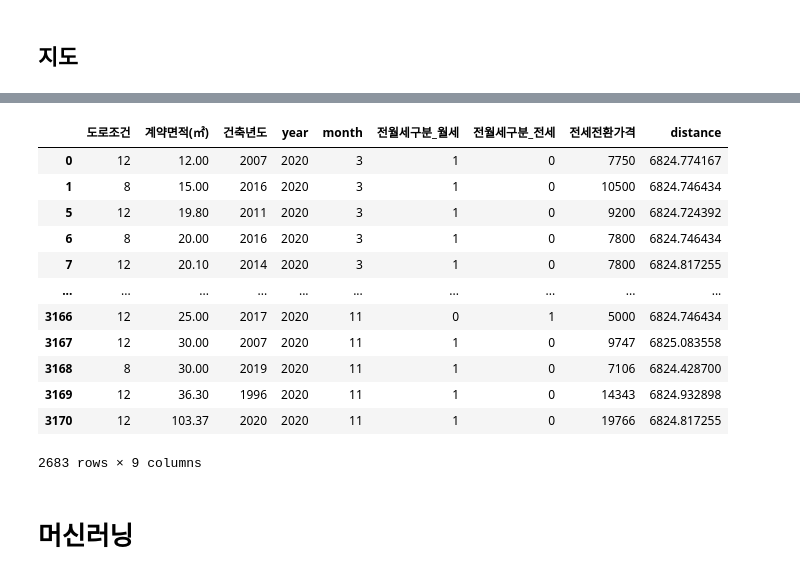
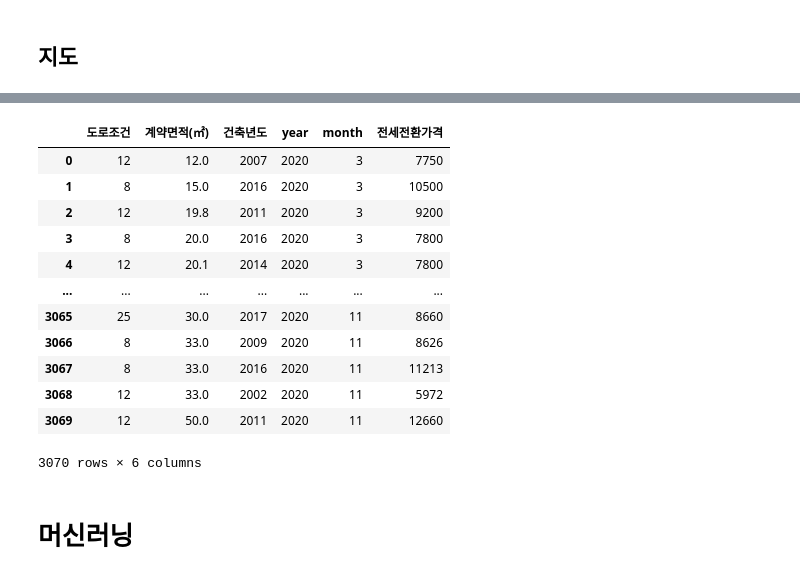
Before and after one commit to ChanceMKR/LH_home, a Jupyter notebook: ksc/lh_home.ipynb, the cells around one changed output, grey strips where cells are left out. Saved outputs shown, nothing was run; the diff lists cells and outputs as text; code cells hidden in the pictures.

```diff
--- a/ksc/lh_home.ipynb
+++ b/ksc/lh_home.ipynb
@@ -144,5 +142,9 @@ corr
 # %%
 # # 전세 월세 구분 데이터셋
-# gajwa = gajwa[gajwa.전월세구분 == "월세"]
-# gajwa = pd.DataFrame.drop(gajwa, columns=["전월세구분"], axis=1)
-# gajwa
+gajwa = gajwa[gajwa.전월세구분 == "월세"]
+gajwa = pd.DataFrame.drop(gajwa, columns=["전월세구분"], axis=1)
+
+#원핫인코딩
+# gajwa = pd.get_dummies(gajwa, columns = ["도로조건"])
+
+gajwa
@@ -166,12 +182,26 @@ def distance(x1, x2, y1, y2):
 
     return distance
 # %%
-gnu_long = 35.1530444
-gnu_lat = 128.1010899
+gnu_lat = 35.1530444
+gnu_long = 128.1010899
 
-dist = []
+gnu_dist = []
 for long, lat in zip(gajwa["경도"], gajwa["위도"]):
-    d = distance(lat, long, gnu_lat, gnu_long)
-    dist.append(d)
-
-gajwa["distance"] = dist
+    d = distance(gnu_lat, lat, gnu_long, long)
+    gnu_dist.append(d)
+gajwa["gnu_distance"] = gnu_dist
+# %%
+def remove_out(dataframe, remove_col):
+    dff = dataframe
+    for k in remove_col:
+        level_1q = dff[k].quantile(0.25)
+        level_3q = dff[k].quantile(0.75)
+        IQR = level_3q - level_1q
+        rev_range = 3  # 제거 범위 조절 변수
+        dff = dff[(dff[k] <= level_3q + (rev_range * IQR)) & (dff[k] >= level_1q - (rev_range * IQR))]
+        dff = dff.reset_index(drop=True)
+    return dff
+
+gajwa = remove_out(gajwa, ["전세전환가격", "gnu_distance"])
+
+gajwa
@@ -178,23 +237,23 @@ gajwa["distance"] = dist
 # %%
-gajwa_data = pd.DataFrame.drop(gajwa, columns=["시군구","계약년월", "번지", "도로명", "계약일", "보증금(만원)", "월세(만원)", "location", "경도", "위도", "전월세전환율"], axis=1)
+gajwa_data = pd.DataFrame.drop(gajwa, columns=["시군구","계약년월", "번지", "도로명", "계약일", "보증금(만원)", "월세(만원)", "location", "경도", "위도", "전월세전환율", "gnu_distance"], axis=1)
 
 #gajwa_data.distance = gajwa_data.distance.transform(lambda x: (x - x.mean()) / x.std())
-#gajwa_data.전세전환가격 = gajwa_data.전세전환가격.transform(lambda x: (x - x.mean()) / x.std())
+# gajwa_data.전세전환가격 = gajwa_data.전세전환가격.transform(lambda x: (x - x.mean()) / x.std())
 gajwa_data
 # %% [output]
-|  | 도로조건 | 계약면적(㎡) | 건축년도 | year | month | 전월세구분_월세 | 전월세구분_전세 | 전세전환가격 | distance |
-| 0 | 12 | 12.00 | 2007 | 2020 | 3 | 1 | 0 | 7750 | 6824.774167 |
-| 1 | 8 | 15.00 | 2016 | 2020 | 3 | 1 | 0 | 10500 | 6824.746434 |
-| 5 | 12 | 19.80 | 2011 | 2020 | 3 | 1 | 0 | 9200 | 6824.724392 |
-| 6 | 8 | 20.00 | 2016 | 2020 | 3 | 1 | 0 | 7800 | 6824.746434 |
-| 7 | 12 | 20.10 | 2014 | 2020 | 3 | 1 | 0 | 7800 | 6824.817255 |
-| ... | ... | ... | ... | ... | ... | ... | ... | ... | ... |
-| 3166 | 12 | 25.00 | 2017 | 2020 | 11 | 0 | 1 | 5000 | 6824.746434 |
-| 3167 | 12 | 30.00 | 2007 | 2020 | 11 | 1 | 0 | 9747 | 6825.083558 |
-| 3168 | 8 | 30.00 | 2019 | 2020 | 11 | 1 | 0 | 7106 | 6824.428700 |
-| 3169 | 12 | 36.30 | 1996 | 2020 | 11 | 1 | 0 | 14343 | 6824.932898 |
-| 3170 | 12 | 103.37 | 2020 | 2020 | 11 | 1 | 0 | 19766 | 6824.817255 |
+|  | 도로조건 | 계약면적(㎡) | 건축년도 | year | month | 전세전환가격 |
+| 0 | 12 | 12.0 | 2007 | 2020 | 3 | 7750 |
+| 1 | 8 | 15.0 | 2016 | 2020 | 3 | 10500 |
+| 2 | 12 | 19.8 | 2011 | 2020 | 3 | 9200 |
+| 3 | 8 | 20.0 | 2016 | 2020 | 3 | 7800 |
+| 4 | 12 | 20.1 | 2014 | 2020 | 3 | 7800 |
+| ... | ... | ... | ... | ... | ... | ... |
+| 3065 | 25 | 30.0 | 2017 | 2020 | 11 | 8660 |
+| 3066 | 8 | 33.0 | 2009 | 2020 | 11 | 8626 |
+| 3067 | 8 | 33.0 | 2016 | 2020 | 11 | 11213 |
+| 3068 | 12 | 33.0 | 2002 | 2020 | 11 | 5972 |
+| 3069 | 12 | 50.0 | 2011 | 2020 | 11 | 12660 |
-2683 rows × 9 columns
+3070 rows × 6 columns
 # %% [markdown]
 # 머신러닝
 # %%
```
Also changed, not shown: parts of 14 cells of this notebook, 14 other files.
